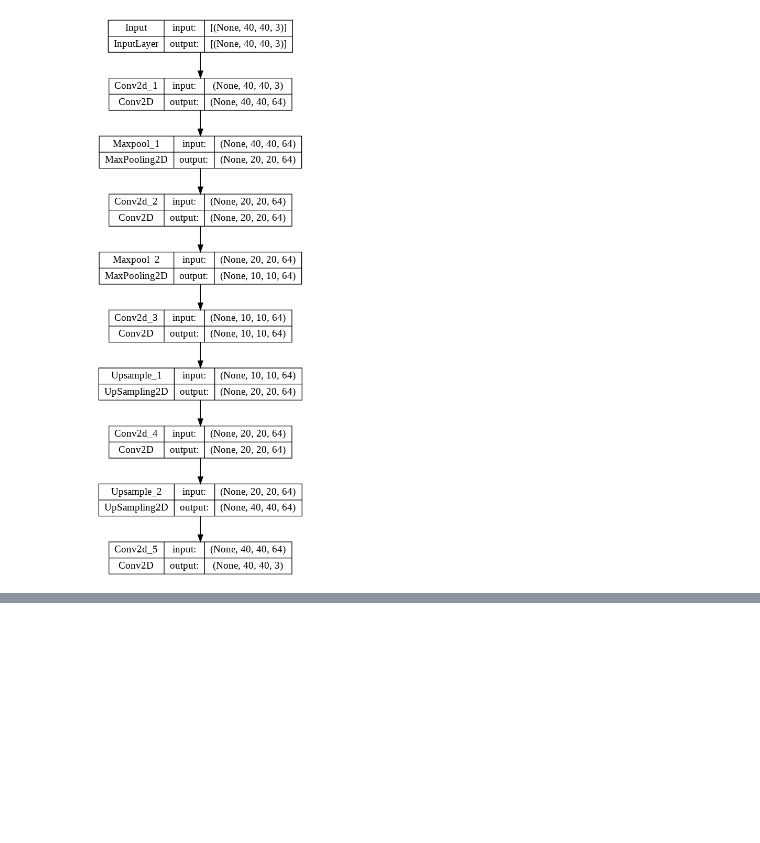
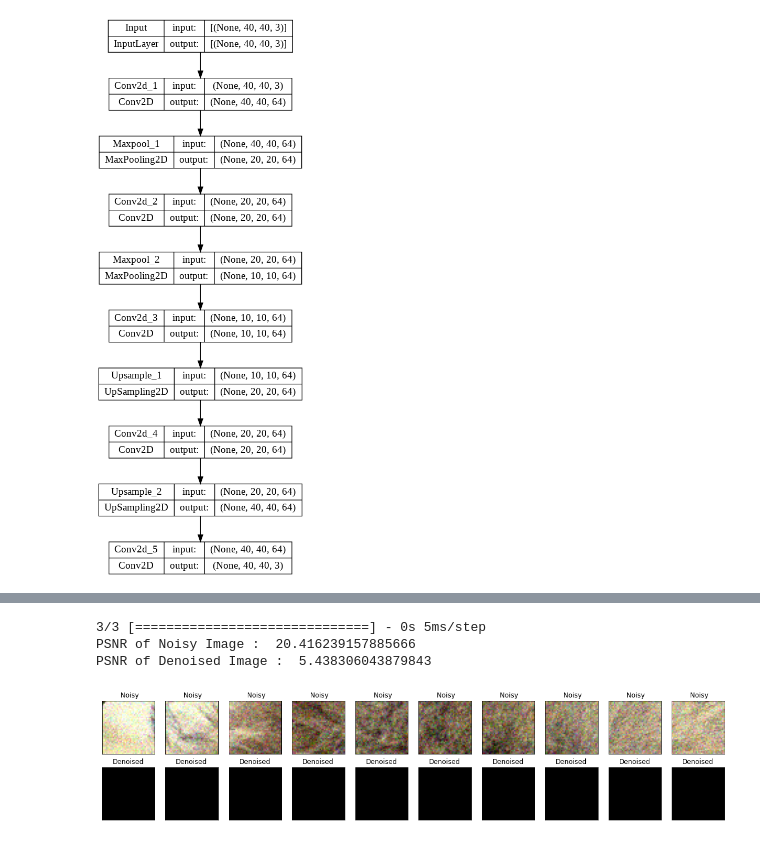
Before and after one commit to bavya-sri/Rasmalai, a Jupyter notebook: AutoEncoder.ipynb, the cells around one changed output, grey strips where cells are left out. Drawn from its saved outputs; the diff is of its cells as text; code cells hidden in the pictures; blank space fills up the shorter version.

```diff
--- a/AutoEncoder.ipynb
+++ b/AutoEncoder.ipynb
@@ -207,7 +243,12 @@ autoencoder.fit( train_dataset,epochs=20,initial_epoch=10,shuffle=True,validatio
 # %%
-patches_noisy,denoised_patches,ground_truth,noisy_image,denoised_image=predict_fun(autoencoder,'data/test/102061.jpg',noise_level=25)
+patches_noisy,denoised_patches,ground_truth,noisy_image,denoised_image=predict_fun(autoencoder,'/content/drive/MyDrive/DataScience/test/14092.jpg',noise_level=25)
 print('PSNR of Noisy Image : ',PSNR(ground_truth,noisy_image))
 print('PSNR of Denoised Image : ',PSNR(ground_truth,denoised_image))
 plot_patches(patches_noisy,denoised_patches)
+# %% [output]
+3/3 [==============================] - 0s 5ms/step
+PSNR of Noisy Image :  20.416239157885666
+PSNR of Denoised Image :  5.438306043879843
+[figure, added]
 # %%
 plot_predictions(ground_truth,noisy_image,denoised_image)
```
Also changed, not shown: parts of 3 cells of this notebook.
